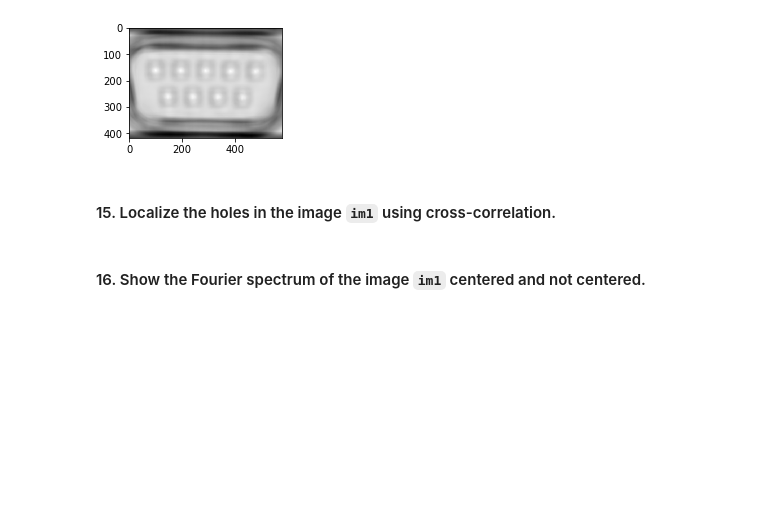
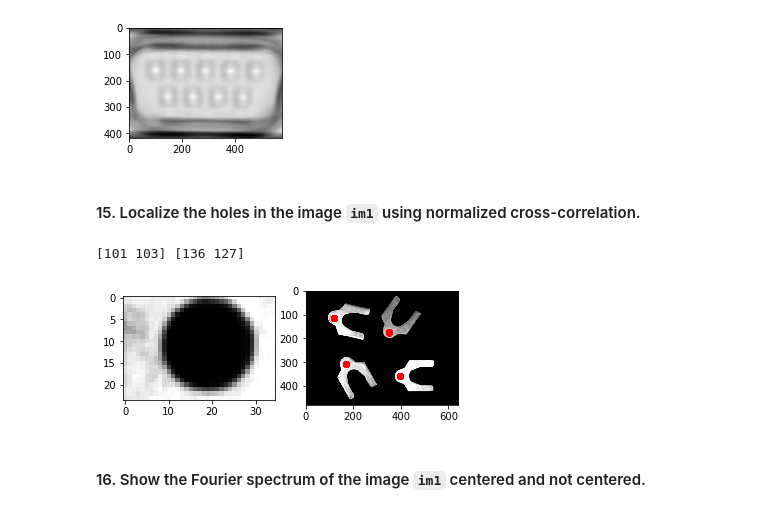
Before and after one commit to alesolano/computer_vision_with_opencv, a Jupyter notebook: notebooks/Notebook_2.ipynb, the cells around one changed output. Drawn from its saved outputs; the diff is of its cells as text; code cells hidden in the pictures; blank space fills up the shorter version.

```diff
--- a/notebooks/Notebook_2.ipynb
+++ b/notebooks/Notebook_2.ipynb
@@ -237,6 +238,33 @@ plt.show()
 # %% [output]
 [figure]
 # %% [markdown]
-#### 15. Localize the holes in the image `im1` using cross-correlation.
+#### 15. Localize the holes in the image `im1` using normalized cross-correlation.
+# %%
+%matplotlib tk
+
+plt.figure(12)
+plt.imshow(im1, 'gray')
+
+[p1, p2] = plt.ginput(2)
+p1 = np.ceil(p1).astype(np.int32)
+p2 = np.ceil(p2).astype(np.int32)
+print(p1, p2)
+
+%matplotlib inline
+
+template = np.copy(im1[p1[1]:p2[1], p1[0]:p2[0]])
+
+imc = cv2.matchTemplate(im1, template, method=cv2.TM_CCORR_NORMED)
+loc = np.argwhere(imc>0.97)
+x = loc[:, 1]
+y = loc[:, 0]
+
+plt.figure(13)
+plt.subplot(1,2,1), plt.imshow(template, 'gray')
+plt.subplot(1,2,2), plt.imshow(im1, 'gray'), plt.plot(x+(p2[0]-p1[0])/2, y+(p2[1]-p1[1])/2, 'ro')
+plt.show()
+# %% [output]
+[101 103] [136 127]
+[figure, added]
 # %% [markdown]
 #### 16. Show the Fourier spectrum of the image `im1` centered and not centered.
```
Also changed, not shown: parts of 30 cells of this notebook, 5 other files.
